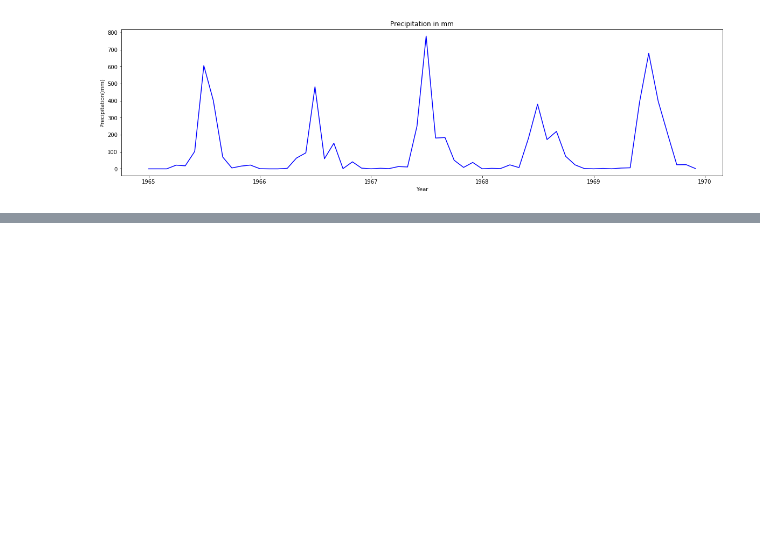
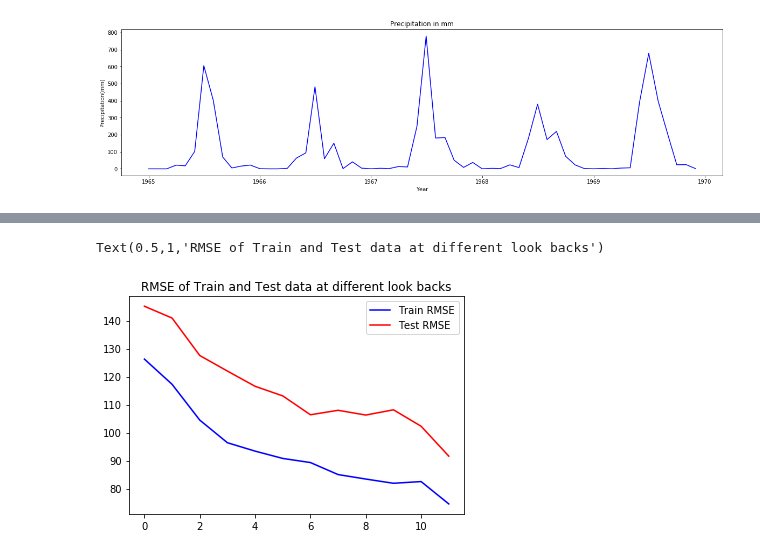
Before and after one commit to Abhishekmamidi123/Time-Series-Forecasting, a Jupyter notebook: Pune_precipitation_analyis_1972_to_2002/LSTM.ipynb, the cells around one changed output, grey strips where cells are left out. Cells and saved outputs as stored; diff of their text form; code cells hidden in the pictures; blank space fills up the shorter version.

```diff
--- a/Pune_precipitation_analyis_1972_to_2002/LSTM.ipynb
+++ b/Pune_precipitation_analyis_1972_to_2002/LSTM.ipynb
@@ -274,0 +366,12 @@ plt.show()
+# %%
+index = [1, 2, 3, 4, 5, 6, 7, 8, 9, 10, 11, 12]
+Train_RMSE = [126.23, 117.23, 104.45, 96.37, 93.37, 90.76, 89.29, 85.00, 83.40, 81.89, 82.50, 74.52]
+Test_RMSE = [145.11, 140.89, 127.52, 121.96, 116.52, 113.09, 106.36, 107.95, 106.25, 108.13, 102.26, 91.59]
+# %%
+plt.plot(Train_RMSE, color='blue', label='Train RMSE')
+plt.plot(Test_RMSE, color='red', label='Test RMSE')
+plt.legend(loc='best')
+plt.title('RMSE of Train and Test data at different look backs')
+# %% [output]
+Text(0.5,1,'RMSE of Train and Test data at different look backs')
+[figure, added]
```
Also changed, not shown: parts of 51 cells of this notebook.
